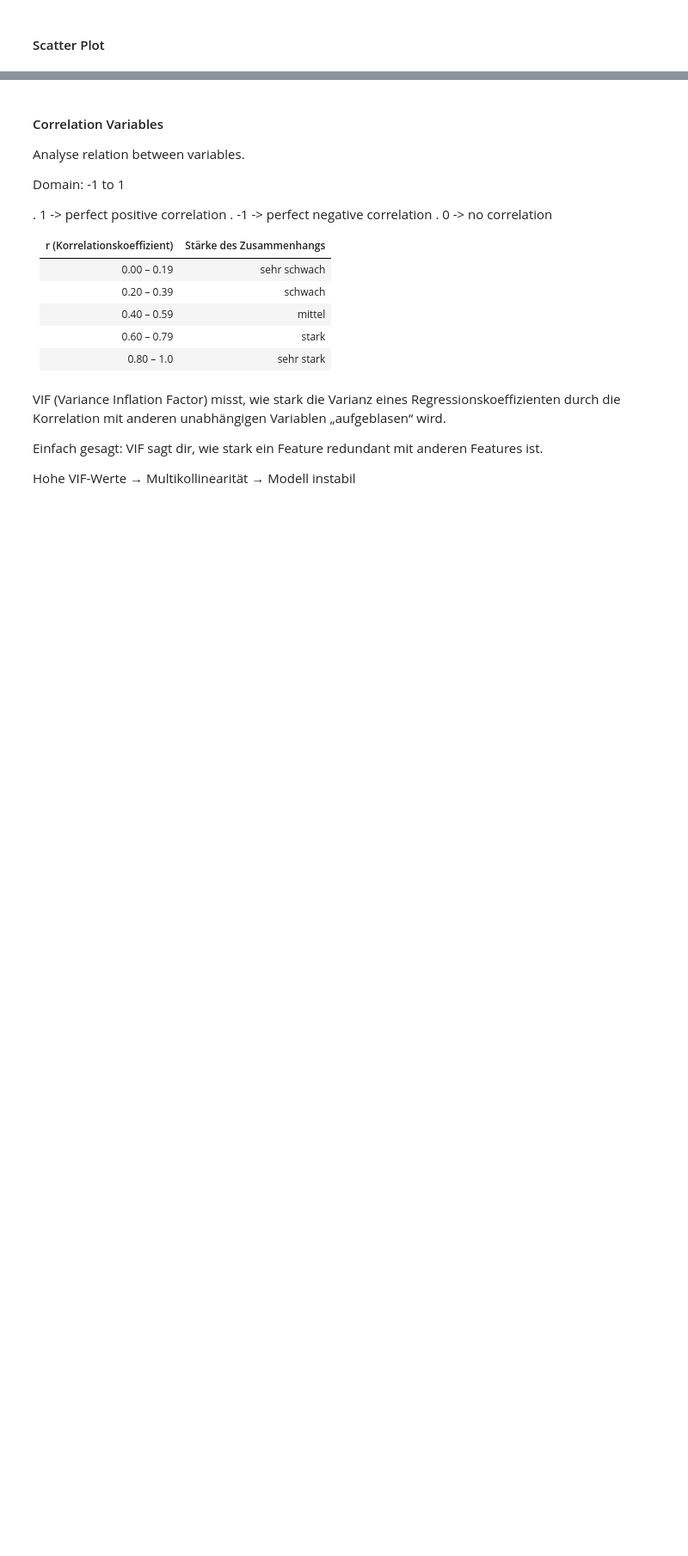
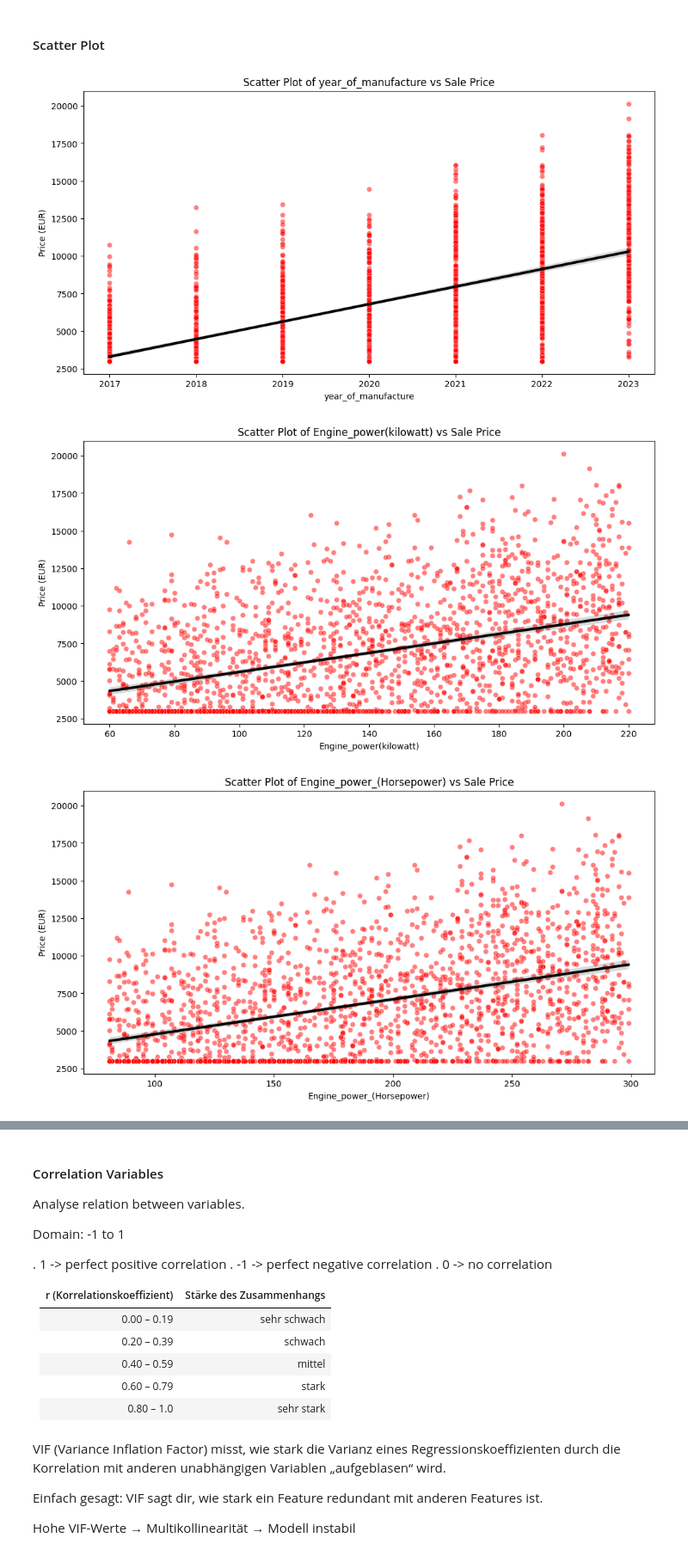
Before and after one commit to Camil-a/Bachelorarbeit_KI_preissystem, a Jupyter notebook: 2-EDA/numericals_feature.ipynb, the cells around one changed output, grey strips where cells are left out. Shown at 86% size. Saved outputs shown, nothing was run; the diff lists cells and outputs as text; code cells hidden in the pictures; blank space fills up the shorter version.

```diff
--- a/2-EDA/numericals_feature.ipynb
+++ b/2-EDA/numericals_feature.ipynb
@@ -93,5 +107,9 @@ def scatter_plot(x):
 
     return plt.show()
 # %%
-# for col in numerical_cols:
-#     scatter_plot([col])
+for col in numerical_cols:
+    scatter_plot([col])
+# %% [output]
+[figure, added]
+[figure, added]
+[figure, added]
```
Also changed, not shown: parts of 15 cells of this notebook, 51 other files.
